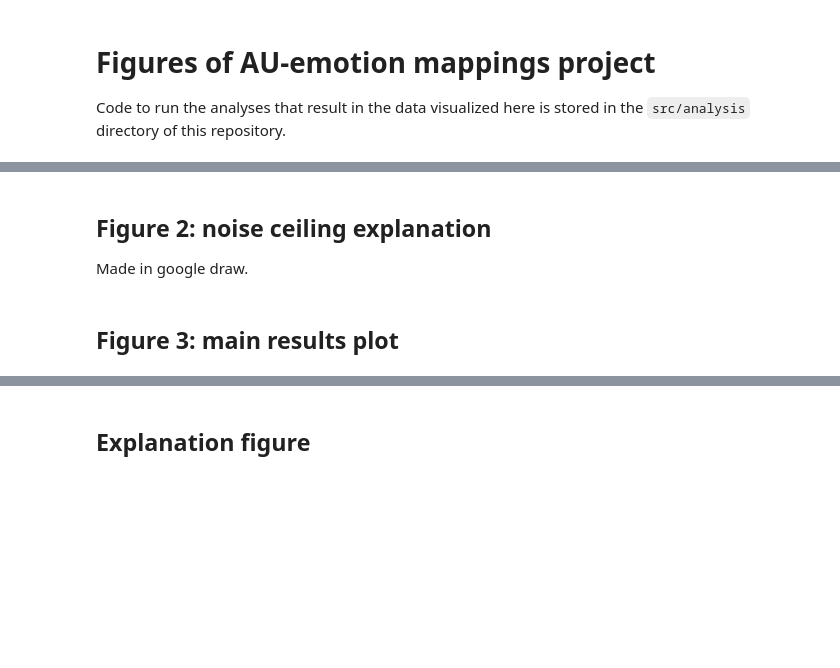
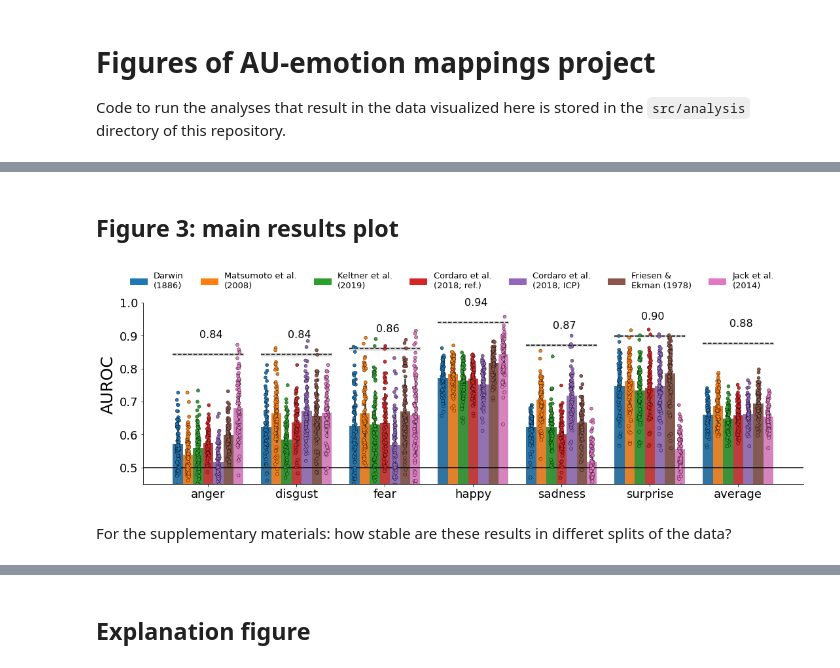
Before and after one commit to lukassnoek/hypothesis-kernel-analysis, a Jupyter notebook: notebooks/figures.ipynb, the cells around one changed output, grey strips where cells are left out. Drawn from its saved outputs; the diff is of its cells as text; code cells hidden in the pictures; blank space fills up the shorter version.

Commit message:
Implement LOOC datadriven models

```diff
--- a/notebooks/figures.ipynb
+++ b/notebooks/figures.ipynb
@@ -10,3 +10,4 @@ import matplotlib.pyplot as plt
 %matplotlib inline
 
 matplotlib.rcParams['font.sans-serif'] = "Arial"
+matplotlib.rcParams['figure.facecolor'] = "white"
@@ -114,6 +14,3 @@ plt.gca().set_xticklabels([])
-# %% [markdown]
-## Figure 2: noise ceiling explanation
-Made in google draw.
 # %% [markdown]
 ## Figure 3: main results plot
 # %%
@@ -125,9 +22,8 @@ map2leg = {
     'Cordaro2018ref': 'Cordaro et al.\n(2018; ref.)',
     'Cordaro2018IPC': 'Cordaro et al.\n(2018; ICP)',
     'Ekman': 'Friesen &\nEkman (1978)',
-    'JS': 'Jack et al.\n(2014)'
+    'JackSchyns': 'Jack et al.\n(2014)'
 }
-
 files = [
     '../data/Darwin.tsv',
     '../data/Matsumoto2008.tsv',
@@ -146,77 +42,74 @@ ymax = 1
 chance_level = .5
 
 df = pd.read_csv('../results/scores.tsv', sep='\t', index_col=0)
+df_js = pd.read_csv('../results/scores_js.tsv', sep='\t', index_col=0)
+df_js = df_js.query("model_ethnicity == 'all' & face_gender == 'all'").drop('model_ethnicity', axis=1)
+df = pd.concat((df, df_js), axis=0)
+
+# Only results on the train set (sub & split) are shown!
 df = df.replace(map2leg)
-df_av = df.groupby(['mapping', 'sub']).mean().reset_index()
+df = df.query("face_gender == 'all'")
 
-df_av = df.groupby(['mapping', 'sub']).mean().reset_index()
+# Add average across mappings to df for plotting (rightmost panel)
+df_av = df.groupby(['mapping', 'sub', 'sub_ethnicity']).mean().reset_index()
 df = pd.concat([df, df_av.assign(emotion='average')], axis=0)
-
-nc = pd.read_csv('../results/noise_ceiling.tsv', sep='\t', index_col=0)
-nc_js = pd.read_csv('../results/noise_ceiling_test.tsv', sep='\t', index_col=0)
 
 fig, ax = plt.subplots(figsize=(15, 5), constrained_layout=True)
 ax = sns.barplot(x='emotion', y='score', data=df, hue='mapping',
-                 ax=ax, ci='sd')
+                 ax=ax, ci='sd', hue_order=map_names)
 
 ax = sns.stripplot(x='emotion', y='score', hue='mapping',
                    edgecolor='black', linewidth=0.4, data=df,
-                   dodge=True, jitter=True)
+                   dodge=True, jitter=True, hue_order=map_names)
 
 ax.set_xlabel('')
 ax.set_ylabel('AUROC', fontsize=25, )
 ax.yaxis.set_label_coords(-0.04, 0.55)
 
+# Plot the noise ceiling on top! Also only estimated on train set and
+# estimated without regard to ethnicity
+nc = pd.read_csv('../results/noise_ceiling.tsv', sep='\t', index_col=0)
+nc = nc.query("sub_split == 'train' & trial_split == 'train' & ethn == 'all'")
+
 n_tk = df['mapping'].unique().size
-for i in range(6):
-    this_nc = np.array([nc['noise_ceiling'].iloc[i]] * 6)
-    this_sd = np.array([nc['sd'].iloc[i]] * 6)
-    plt.plot(np.linspace(i-0.4, i+0.28, num=6), this_nc, c='k', ls='--')
+for i in range(6):  # for each emotion separately
+    this_nc = np.array([nc['noise_ceiling'].iloc[i]] * n_tk)
+    this_sd = np.array([nc['sd'].iloc[i]] * n_tk)
+    plt.plot(np.linspace(i-0.4, i+0.4, num=n_tk), this_nc, c='k', ls='--')
     plt.fill_between(
-        np.linspace(i-0.4, i+0.28, num=6),
+        np.linspace(i-0.4, i+0.4, num=n_tk),
         this_nc - this_sd, this_nc + this_sd,
         color='gray', alpha=0.3
     )
-    this_nc = nc_js['noise_ceiling'][i]
-    this_sd = nc_js['sd'][i]
-    plt.plot([i+0.29, i+0.40], [this_nc, this_nc], c='k', ls='--')
-    plt.fill_between(
-        [i+0.29, i+0.40],
-        this_nc - this_sd, this_nc + this_sd,
-        color='gray', alpha=0.3
-    )
-    plt.text(i - 0.1, this_nc + 0.05, f'{this_nc:.2f}', fontsize=16)
+    plt.text(i - 0.1, this_nc[0] + 0.05, f'{this_nc[0]:.2f}', fontsize=16)
 
+# Plot noise ceiling separately for average across emotions
 i += 1
-this_nc = np.array([nc['noise_ceiling'].mean()] * 6)
-this_sd = np.array([nc['sd'].mean()] * 6)
-plt.plot(np.linspace(i-0.4, i+0.28, num=6), this_nc, c='k', ls='--')
+this_nc = np.array([nc['noise_ceiling'].mean()] * n_tk)
+this_sd = np.array([nc['sd'].mean()] * n_tk)
+plt.plot(np.linspace(i-0.4, i+0.4, num=n_tk), this_nc, c='k', ls='--')
 plt.fill_between(
-    np.linspace(i-0.4, i+0.28, num=6),
+    np.linspace(i-0.4, i+0.4, num=n_tk),
     this_nc - this_sd, this_nc + this_sd,
     color='gray', alpha=0.3
 )
-this_nc = nc_js['noise_ceiling'].mean()
-this_sd = nc_js['sd'].mean()
-plt.plot([i+0.29, i+0.40], [this_nc, this_nc], c='k', ls='--')
-plt.fill_between(
-    [i+0.29, i+0.40],
-    this_nc - this_sd, this_nc + this_sd,
-    color='gray', alpha=0.3
-)
-plt.text(i - 0.1, this_nc + 0.05, f'{this_nc:.2f}', fontsize=16)
+plt.text(i - 0.1, this_nc[0] + 0.05, f'{this_nc[0]:.2f}', fontsize=16)
 
-
+# Some aesthetics
 ax.set_facecolor('white')
 ax.set_ylim(ymin, ymax)
 ax.axhline(chance_level, c='k', ls='-')
 ax.legend_.remove()
 colors = {mapp: sns.color_palette()[i] for i, mapp in enumerate(map_names)}
 labels = list(colors.keys())
 handles = [plt.Rectangle((0,0),1,1, color=colors[label]) for label in labels]
-legend = plt.legend(handles, labels, ncol=7, loc=(-0.025, 1.05), frameon=False, fontsize=14)
+legend = plt.legend(handles, labels, ncol=7, loc=(-0.025, 1.05), frameon=False, fontsize=13)
 
 ax.tick_params(axis='y', labelsize=18)
 ax.tick_params(axis='x', labelsize=18)
 sns.despine()
 plt.savefig('figure_3.png', bbox_inches='tight', dpi=400, facecolor='white')
+# %% [output]
+[figure, added]
+# %% [markdown]
+For the supplementary materials: how stable are these results in differet splits of the data?
```
Also changed, not shown: parts of 15 cells of this notebook, 36 other files.
